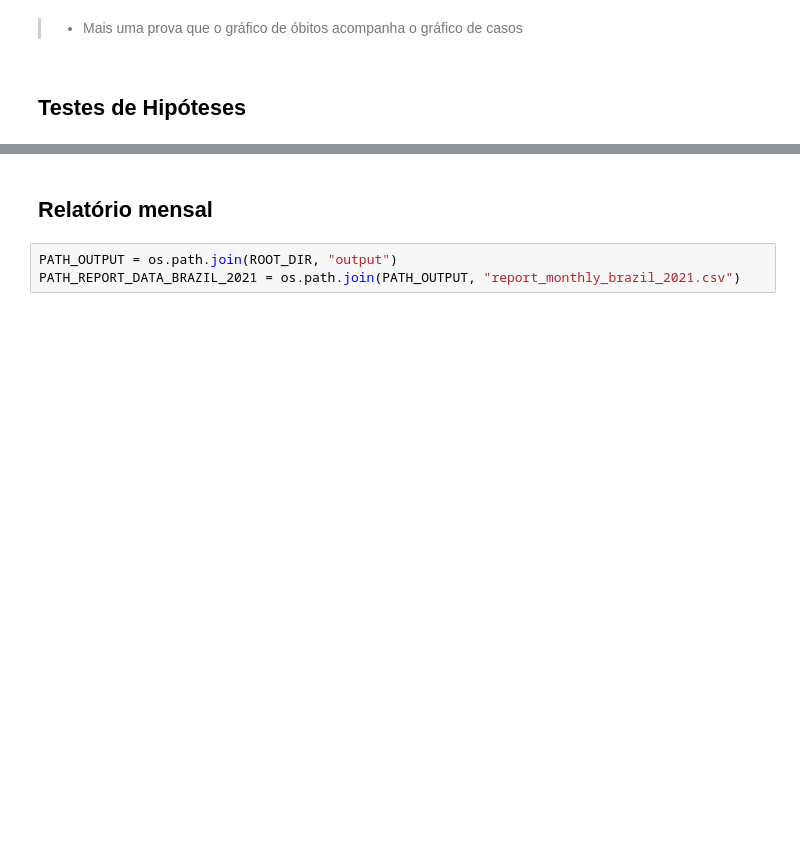
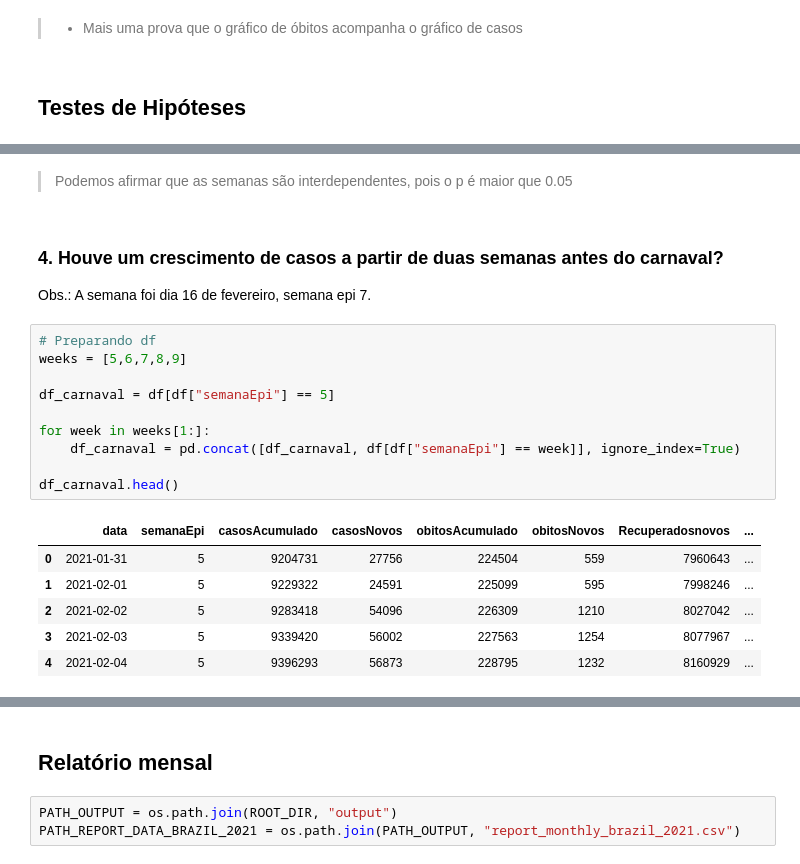
Before and after one commit to VitorMendonca62/covid19-study-in-brazil, a Jupyter notebook: src/analysis_brazil_2021.ipynb, the cells around one changed output, grey strips where cells are left out. Drawn from its saved outputs; the diff is of its cells as text; blank space fills up the shorter version.

```diff
--- a/src/analysis_brazil_2021.ipynb
+++ b/src/analysis_brazil_2021.ipynb
@@ -414,0 +427,22 @@ Vi algo sobre Teste de Correlação de Pearson
+# %% [markdown]
+> Podemos afirmar que as semanas são interdependentes, pois o p é maior que 0.05
+# %% [markdown]
+### 4. Houve um crescimento de casos a partir de duas semanas antes do carnaval?
+Obs.: A semana foi dia 16 de fevereiro, semana epi 7.
+# %%
+# Preparando df
+weeks = [5,6,7,8,9]
+
+df_carnaval = df[df["semanaEpi"] == 5]
+
+for week in weeks[1:]:
+    df_carnaval = pd.concat([df_carnaval, df[df["semanaEpi"] == week]], ignore_index=True)
+
+df_carnaval.head()
+# %% [output]
+|  | data | semanaEpi | casosAcumulado | casosNovos | obitosAcumulado | obitosNovos | Recuperadosnovos | ... |
+| 0 | 2021-01-31 | 5 | 9204731 | 27756 | 224504 | 559 | 7960643 | ... |
+| 1 | 2021-02-01 | 5 | 9229322 | 24591 | 225099 | 595 | 7998246 | ... |
+| 2 | 2021-02-02 | 5 | 9283418 | 54096 | 226309 | 1210 | 8027042 | ... |
+| 3 | 2021-02-03 | 5 | 9339420 | 56002 | 227563 | 1254 | 8077967 | ... |
+| 4 | 2021-02-04 | 5 | 9396293 | 56873 | 228795 | 1232 | 8160929 | ... |
```
Also changed, not shown: parts of 24 cells of this notebook, 6 other files.
